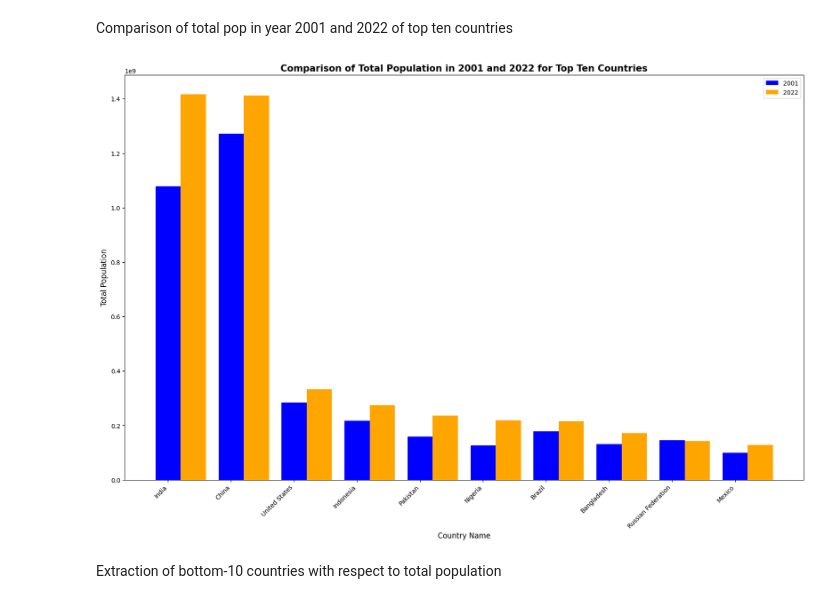
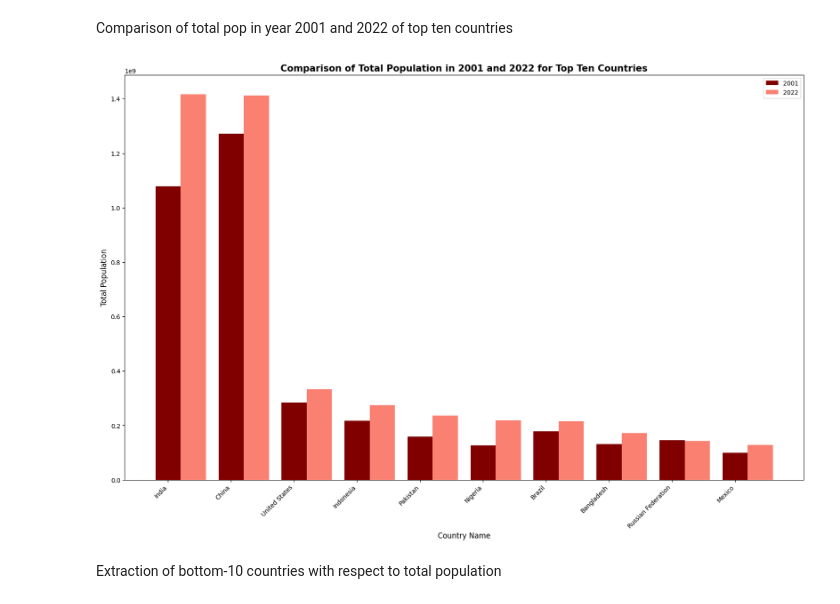
Before and after one commit to KhanS0hail/DS_TASK_01, a Jupyter notebook: Task_01.ipynb, the cells around one changed output. Saved outputs shown, nothing was run; the diff lists cells and outputs as text; code cells hidden in the pictures.

```diff
--- a/Task_01.ipynb
+++ b/Task_01.ipynb
@@ -236,22 +236,22 @@ Comparison of total pop in year 2001 and 2022 of top ten countries
 # %%
 width = 0.4  # Adjusted width to fit the bars better
 year2022 = total_top_ten_countries["2022"]
 year2001 = total_top_ten_countries["2001"]
 country = total_top_ten_countries['Country Name']
 values = np.arange(len(country))
 
 plt.figure(figsize=(20, 12))
-plt.bar(values, year2001, width=width, label='2001', color='blue')
-plt.bar(values + width, year2022, width=width, label='2022', color='orange')
+plt.bar(values, year2001, width=width, label='2001', color='maroon')
+plt.bar(values + width, year2022, width=width, label='2022', color='salmon')
 
 plt.xlabel('Country Name',fontsize=12)
 plt.ylabel('Total Population',fontsize=12)
 plt.title('Comparison of Total Population in 2001 and 2022 for Top Ten Countries',fontsize=15,fontweight='bold')
 plt.xticks(values, country, rotation=45, ha='right')
 plt.legend()
 plt.show()
 # %% [output]
-[figure, old version]
+[figure, new version]
 # %% [markdown]
 Extraction of bottom-10 countries with respect to total population
 # %%
```
Also changed, not shown: parts of 15 cells of this notebook.
